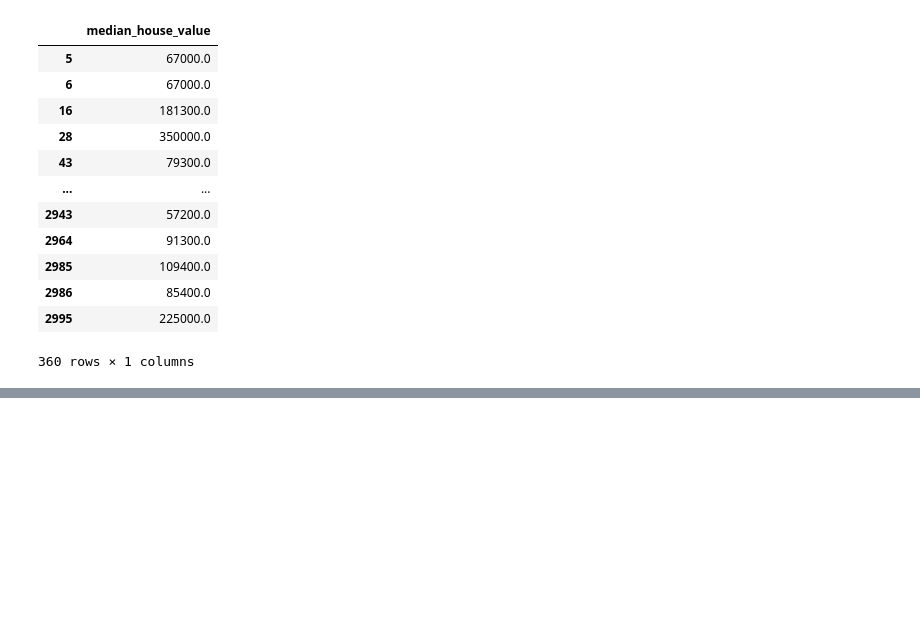
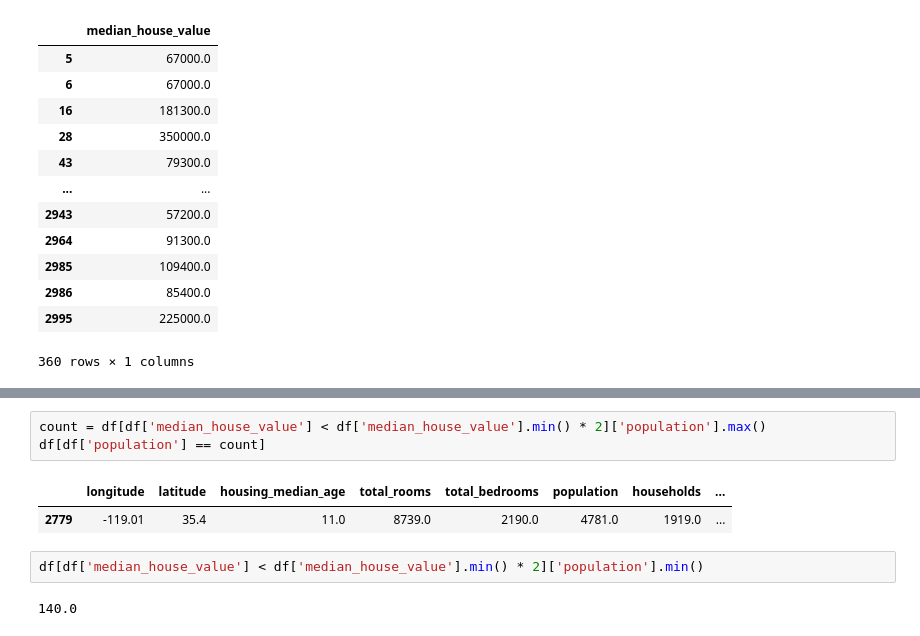
Before and after one commit to AndreyAlVS/PythonCourse, a Jupyter notebook: seminar9.ipynb, the cells around one changed output, grey strips where cells are left out. Saved outputs shown, nothing was run; the diff lists cells and outputs as text; blank space fills up the shorter version.

```diff
--- a/seminar9.ipynb
+++ b/seminar9.ipynb
@@ -132,0 +171,10 @@ df.loc [df['median_income'] < 2, ['median_house_value']]
+# %%
+count = df[df['median_house_value'] < df['median_house_value'].min() * 2]['population'].max()
+df[df['population'] == count]
+# %% [output]
+|  | longitude | latitude | housing_median_age | total_rooms | total_bedrooms | population | households | ... |
+| 2779 | -119.01 | 35.4 | 11.0 | 8739.0 | 2190.0 | 4781.0 | 1919.0 | ... |
+# %%
+df[df['median_house_value'] < df['median_house_value'].min() * 2]['population'].min()
+# %% [output]
+140.0
```
Also changed, not shown: parts of 10 cells of this notebook.
